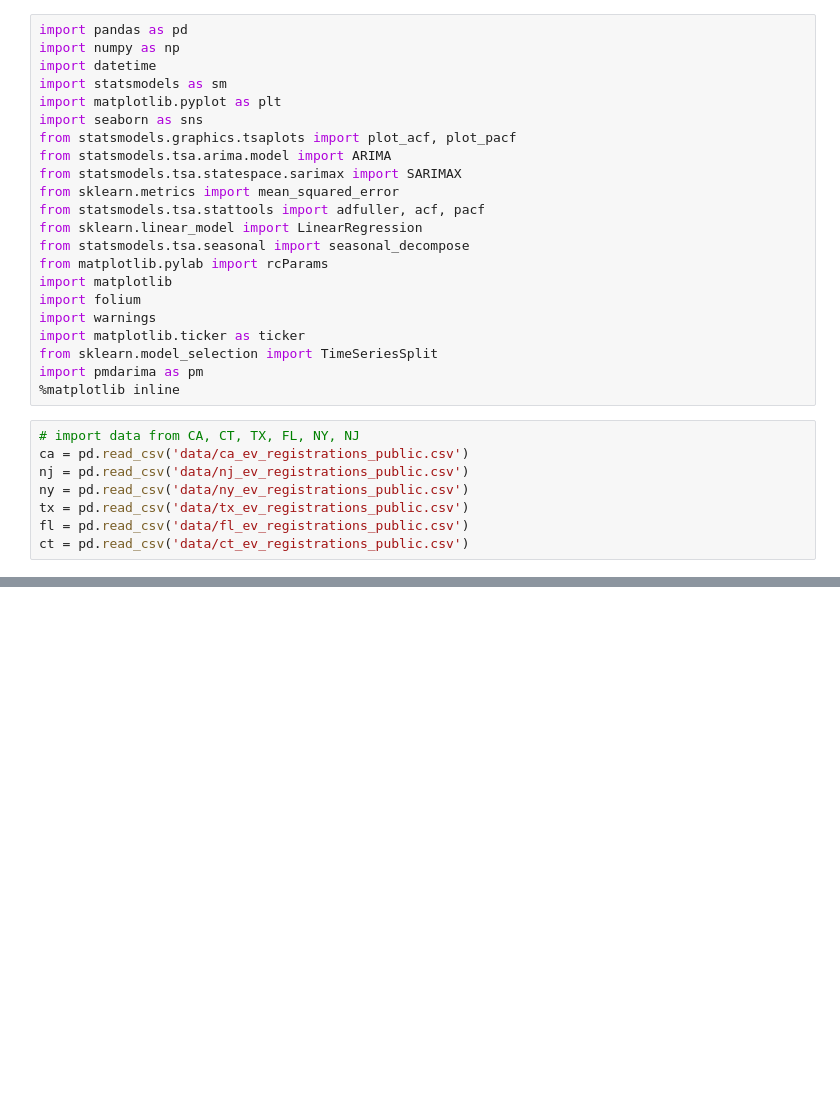
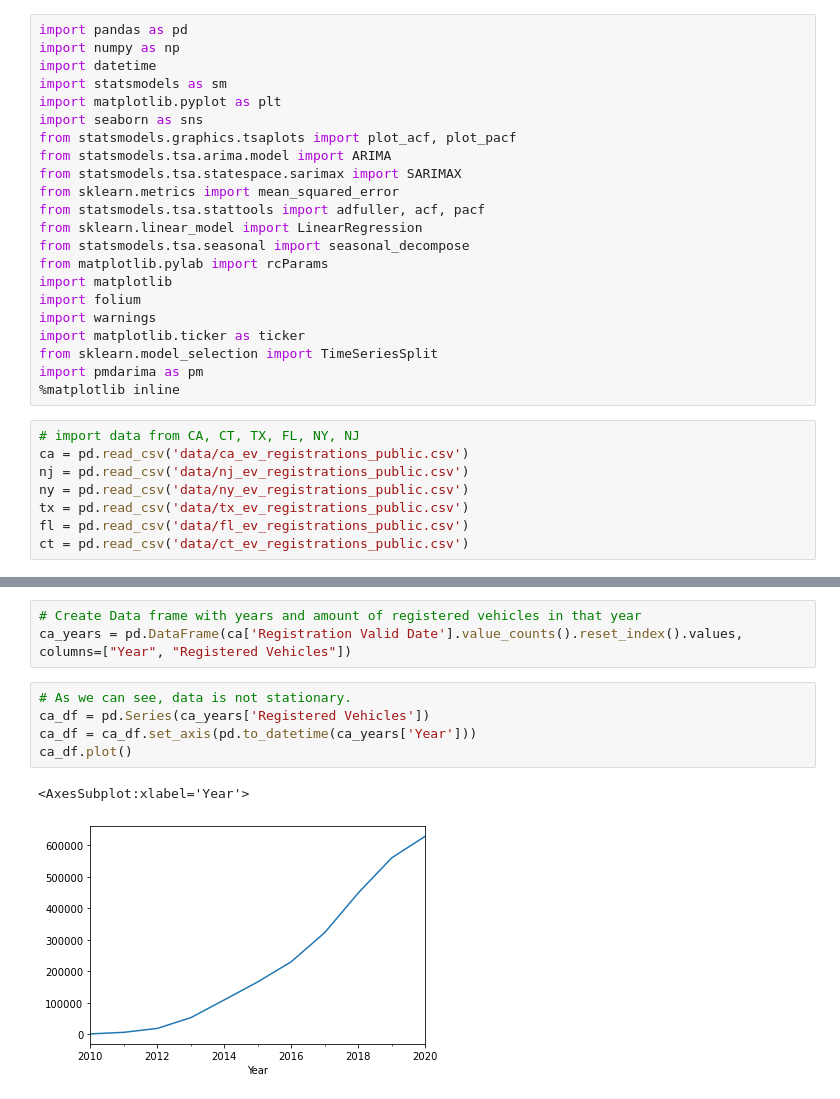
Before and after one commit to Dmoreir1/Capstone-Project--DS-Flatiron, a Jupyter notebook: Exploratory.ipynb, the cells around one changed output, grey strips where cells are left out. Cells and saved outputs as stored; diff of their text form; blank space fills up the shorter version.

```diff
--- a/Exploratory.ipynb
+++ b/Exploratory.ipynb
@@ -142,0 +59,11 @@ fl.head()
+# %%
+# Create Data frame with years and amount of registered vehicles in that year
+ca_years = pd.DataFrame(ca['Registration Valid Date'].value_counts().reset_index().values, columns=["Year", "Registered Vehicles"])
+# %%
+# As we can see, data is not stationary.
+ca_df = pd.Series(ca_years['Registered Vehicles'])
+ca_df = ca_df.set_axis(pd.to_datetime(ca_years['Year']))
+ca_df.plot()
+# %% [output]
+<AxesSubplot:xlabel='Year'>
+[figure, added]
```
Also changed, not shown: parts of 17 cells of this notebook.
